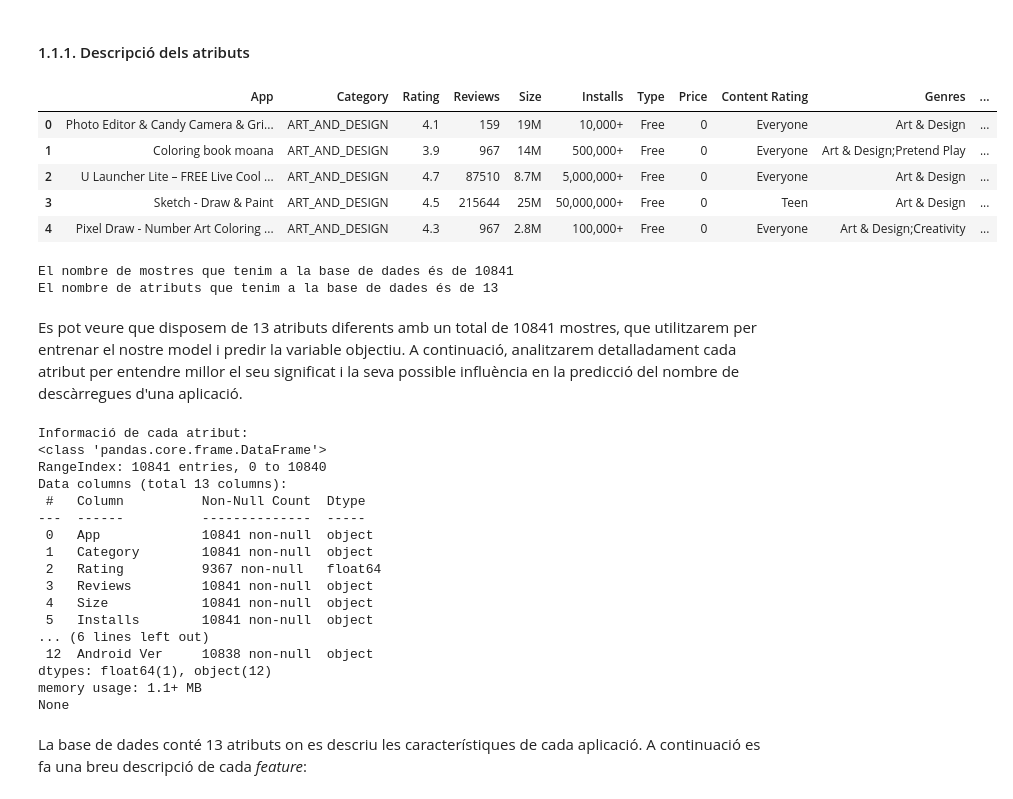
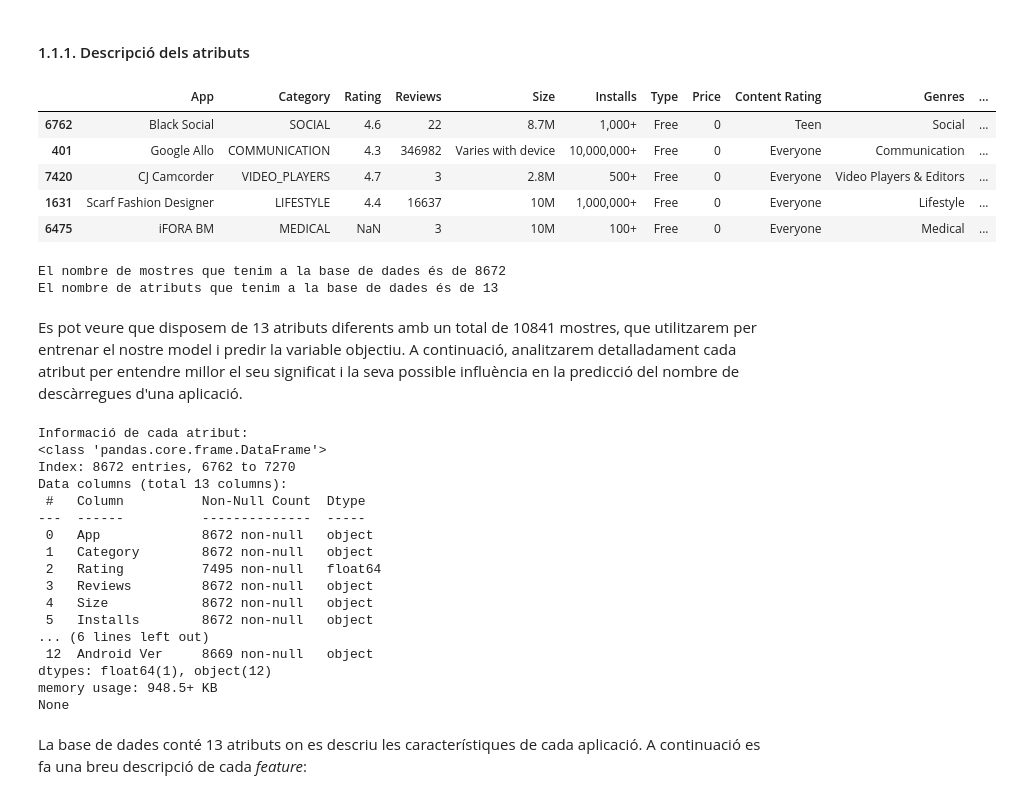
Before and after one commit to NIU1672001/Google-Play-Store-Apps, a Jupyter notebook: Google Play Store Apps.ipynb, the cells around one changed output. Drawn from its saved outputs; the diff is of its cells as text; code cells hidden in the pictures.

```diff
--- a/Google Play Store Apps.ipynb
+++ b/Google Play Store Apps.ipynb
@@ -78,42 +81,43 @@ En aquest cas, ens ve donat **dos conjunts de dades**. L'objectiu serà unir-los
 #### 1.1.1. Descripció dels atributs
 # %%
 apps_data = pd.read_csv("data/aplicacions.csv")
-apps_data.head()
+apps_train_data, apps_test_data = train_test_split(apps_data, test_size=0.2, random_state=42)
+apps_train_data.head()
 # %% [output]
 |  | App | Category | Rating | Reviews | Size | Installs | Type | Price | Content Rating | Genres | ... |
-| 0 | Photo Editor & Candy Camera & Gri... | ART_AND_DESIGN | 4.1 | 159 | 19M | 10,000+ | Free | 0 | Everyone | Art & Design | ... |
-| 1 | Coloring book moana | ART_AND_DESIGN | 3.9 | 967 | 14M | 500,000+ | Free | 0 | Everyone | Art & Design;Pretend Play | ... |
-| 2 | U Launcher Lite – FREE Live Cool ... | ART_AND_DESIGN | 4.7 | 87510 | 8.7M | 5,000,000+ | Free | 0 | Everyone | Art & Design | ... |
-| 3 | Sketch - Draw & Paint | ART_AND_DESIGN | 4.5 | 215644 | 25M | 50,000,000+ | Free | 0 | Teen | Art & Design | ... |
-| 4 | Pixel Draw - Number Art Coloring ... | ART_AND_DESIGN | 4.3 | 967 | 2.8M | 100,000+ | Free | 0 | Everyone | Art & Design;Creativity | ... |
+| 6762 | Black Social | SOCIAL | 4.6 | 22 | 8.7M | 1,000+ | Free | 0 | Teen | Social | ... |
+| 401 | Google Allo | COMMUNICATION | 4.3 | 346982 | Varies with device | 10,000,000+ | Free | 0 | Everyone | Communication | ... |
+| 7420 | CJ Camcorder | VIDEO_PLAYERS | 4.7 | 3 | 2.8M | 500+ | Free | 0 | Everyone | Video Players & Editors | ... |
+| 1631 | Scarf Fashion Designer | LIFESTYLE | 4.4 | 16637 | 10M | 1,000,000+ | Free | 0 | Everyone | Lifestyle | ... |
+| 6475 | iFORA BM | MEDICAL | NaN | 3 | 10M | 100+ | Free | 0 | Everyone | Medical | ... |
 # %%
-print("El nombre de mostres que tenim a la base de dades és de", apps_data.shape[0])
-print("El nombre de atributs que tenim a la base de dades és de", apps_data.shape[1])
+print("El nombre de mostres que tenim a la base de dades és de", apps_train_data.shape[0])
+print("El nombre de atributs que tenim a la base de dades és de", apps_train_data.shape[1])
 # %% [output]
-El nombre de mostres que tenim a la base de dades és de 10841
+El nombre de mostres que tenim a la base de dades és de 8672
 El nombre de atributs que tenim a la base de dades és de 13
 # %% [markdown]
 Es pot veure que disposem de 13 atributs diferents amb un total de 10841 mostres, que utilitzarem per entrenar el nostre model i predir la variable objectiu. A continuació, analitzarem detalladament cada atribut per entendre millor el seu significat i la seva possible influència en la predicció del nombre de descàrregues d'una aplicació.
 # %%
 print("Informació de cada atribut:")
-print(apps_data.info())
+print(apps_train_data.info())
 # %% [output]
 Informació de cada atribut:
 <class 'pandas.core.frame.DataFrame'>
-RangeIndex: 10841 entries, 0 to 10840
+Index: 8672 entries, 6762 to 7270
 Data columns (total 13 columns):
  #   Column          Non-Null Count  Dtype
 ---  ------          --------------  -----
- 0   App             10841 non-null  object
- 1   Category        10841 non-null  object
- 2   Rating          9367 non-null   float64
- 3   Reviews         10841 non-null  object
- 4   Size            10841 non-null  object
- 5   Installs        10841 non-null  object
+ 0   App             8672 non-null   object
+ 1   Category        8672 non-null   object
+ 2   Rating          7495 non-null   float64
+ 3   Reviews         8672 non-null   object
+ 4   Size            8672 non-null   object
+ 5   Installs        8672 non-null   object
 ... (6 lines left out)
- 12  Android Ver     10838 non-null  object
+ 12  Android Ver     8669 non-null   object
 dtypes: float64(1), object(12)
-memory usage: 1.1+ MB
+memory usage: 948.5+ KB
 None
 # %% [markdown]
 La base de dades conté 13 atributs on es descriu les característiques de cada aplicació. A continuació es fa una breu descripció de cada *feature*:
```
Also changed, not shown: parts of 30 cells of this notebook.
